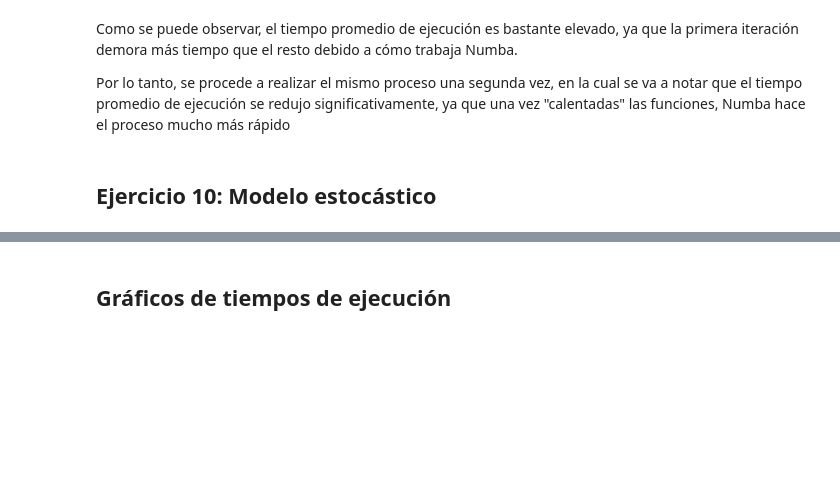
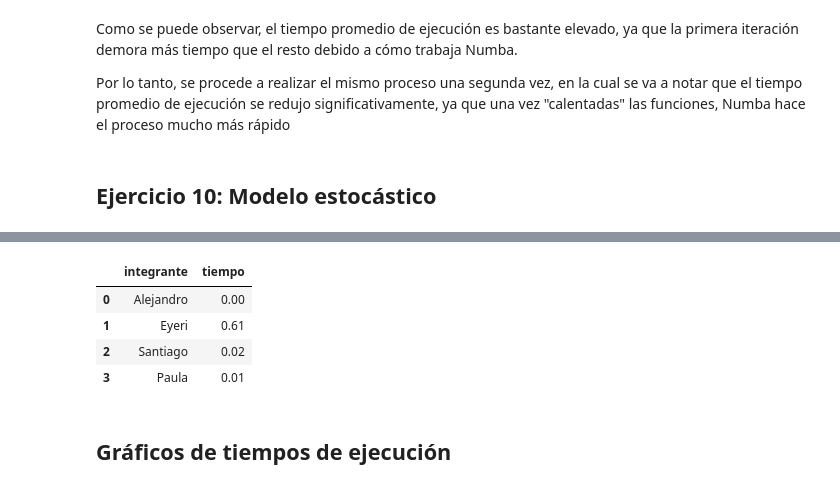
Before and after one commit to Santifer0803/Proyecto_herramientas_II, a Jupyter notebook: ejercicios_python.ipynb, the cells around one changed output, grey strips where cells are left out. Drawn from its saved outputs; the diff is of its cells as text; code cells hidden in the pictures; blank space fills up the shorter version.

```diff
--- a/ejercicios_python.ipynb
+++ b/ejercicios_python.ipynb
@@ -1065,14 +1087,20 @@ len(prueba)
 # %%
 data_ej_10 = {
 
     'integrante': ['Alejandro', 'Eyeri', 'Santiago', 'Paula'],
 
-    'tiempo': [0, 0.61, 0, 0]
+    'tiempo': [0, 0.61, 0.02, 0.01]
 
 }
 
 tiempos_ej_10 = pd.DataFrame(data_ej_10)
 tiempos_ej_10
+# %% [output]
+|  | integrante | tiempo |
+| 0 | Alejandro | 0.00 |
+| 1 | Eyeri | 0.61 |
+| 2 | Santiago | 0.02 |
+| 3 | Paula | 0.01 |
 # %% [markdown]
 ## Gráficos de tiempos de ejecución
 # %% [markdown]
```
Also changed, not shown: parts of 8 cells of this notebook.
